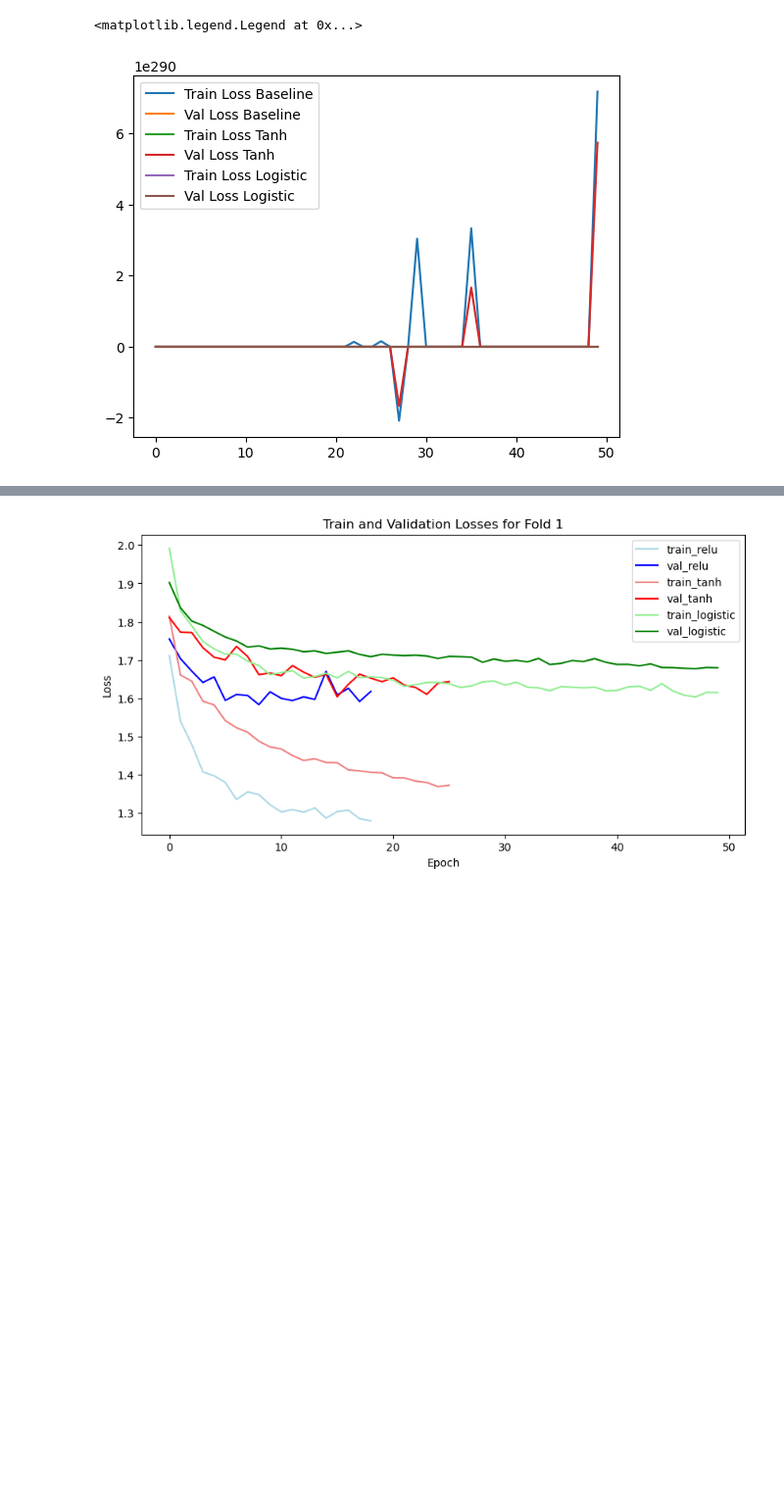
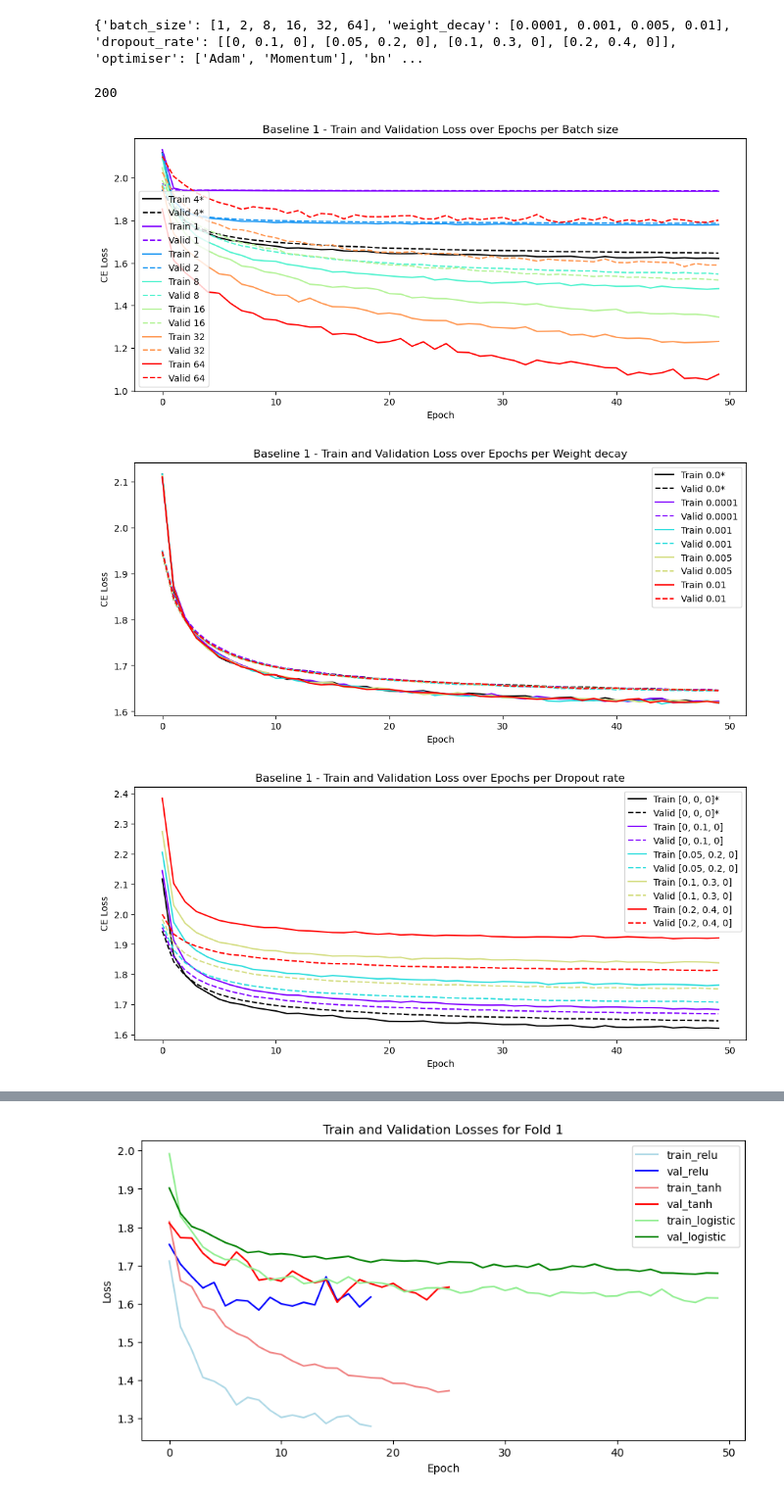
Before and after one commit to Jpop3/DeepLearningA1NE, a Jupyter notebook: ablation_analysis.ipynb, the cells around one changed output, grey strips where cells are left out. Shown at 98% size. Saved outputs shown, nothing was run; the diff lists cells and outputs as text; code cells hidden in the pictures; blank space fills up the shorter version.

Commit message:
Minor updates to the MLP and train/test scipts. Other ablation stuff

```diff
--- a/ablation_analysis.ipynb
+++ b/ablation_analysis.ipynb
@@ -184,12 +74,9 @@ train_losses_avg_logistic, val_losses_avg_logistic = create_avg_train_val_losses
-# %%
-# Plot the average train and val losses over the epochs (iterations/index in the array)
-plt.plot(train_losses_avg_baseline, label='Train Loss Baseline')
-plt.plot(val_losses_avg_baseline, label='Val Loss Baseline')
-plt.plot(train_losses_avg_tanh, label='Train Loss Tanh')
-plt.plot(val_losses_avg_tanh, label='Val Loss Tanh')
-plt.plot(train_losses_avg_logistic, label='Train Loss Logistic')
-plt.plot(val_losses_avg_logistic, label='Val Loss Logistic')
-plt.legend()
-# %% [output]
-<matplotlib.legend.Legend at 0x...>
-[figure, removed]
+# %%
+print(ablation_config)
+# %% [output]
+{'batch_size': [1, 2, 8, 16, 32, 64], 'weight_decay': [0.0001, 0.001, 0.005, 0.01], 'dropout_rate': [[0, 0.1, 0], [0.05, 0.2, 0], [0.1, 0.3, 0], [0.2, 0.4, 0]], 'optimiser': ['Adam', 'Momentum'], 'bn' ...
+# %%
+##### Baseline data #####
+# set first 10 rows as data_baseline
+data_baseline = data.iloc[:10].copy()
+train_losses_baseline, val_losses_baseline = create_avg_train_val_losses(data_baseline)
@@ -195,0 +90,53 @@ plt.legend()
+# %%
+# Create a new dictionary to store the mean train and val losses for each dataset in data_dict at a specific key
+data_copy = data.copy()
+mean_losses_dict = {}
+for key, data in data_dict.items():
+    temp_losses_dict = {}
+    for value in ablation_config[key]:
+        # Create a new key in the mean_losses_dict for the key and value pair
+        temp_data = data_copy[data_copy[key].astype(str) == str(value)].copy()
+        temp_losses_dict[str(key) + '_' + str(value)] = create_avg_train_val_losses(temp_data)
+    mean_losses_dict[key] = temp_losses_dict
+
+# Something causes data to be modified, so we need to reset it
+data = data_backup.copy()
+print(len(data))
+# %% [output]
+200
+# %%
+for key, values in mean_losses_dict.items():
+    # Graph the average train and val losses for each dataset in the mean_losses_dict
+    n = len(values)
+    # color = iter(plt.rainbow(np.linspace(0, 1, n*2)))
+    cmap = plt.get_cmap('rainbow', n)
+    plt.figure(figsize=(12, 5))
+    plt.title(f'Baseline 1 - Train and Validation Loss over Epochs per {key.replace("_", " ").capitalize()}')
+    plt.xlabel('Epoch')
+    plt.ylabel('CE Loss')
+    # Plot the baseline data
+    baseline_label = data_baseline[key][0]
+    if key == 'activations':
+        baseline_label = baseline_label[1]
+    plt.plot(train_losses_baseline, label=f'Train {baseline_label}*', color='black')
+    plt.plot(val_losses_baseline, label=f'Valid {baseline_label}*', color='black', linestyle='dashed')
+    i = 0
+    for key_hp, losses in values.items():
+        if key in ['batch_size', 'weight_decay', 'dropout_rate', 'optimiser', 'bn']:
+            label = key_hp.split('_')[-1]
+        elif key == 'activations':
+            label = key_hp.split('_')[-1].split(',')[1].replace("'", "").replace(' ', '')
+        else:
+            label = key_hp
+
+
+        plt.plot(losses[0], label=f'Train {label}', color=cmap(i))
+        plt.plot(losses[1], label=f'Valid {label}', color=cmap(i), linestyle='dashed')
+        i += 1
+
+    plt.legend()
+    plt.show()
+# %% [output]
+[figure, added]
+[figure, added]
+[figure, added]
```
Also changed, not shown: parts of 26 cells of this notebook, 58 other files.
